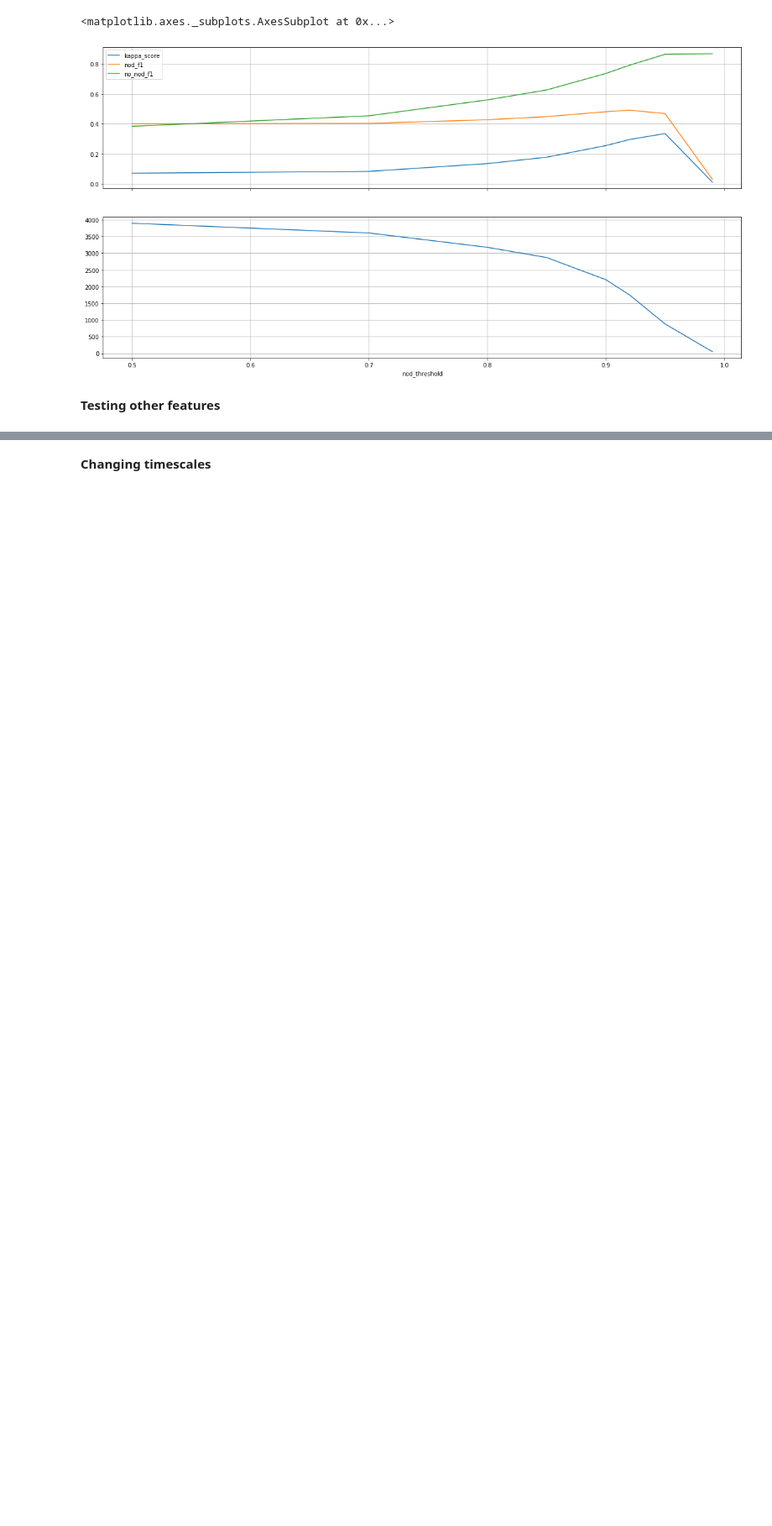
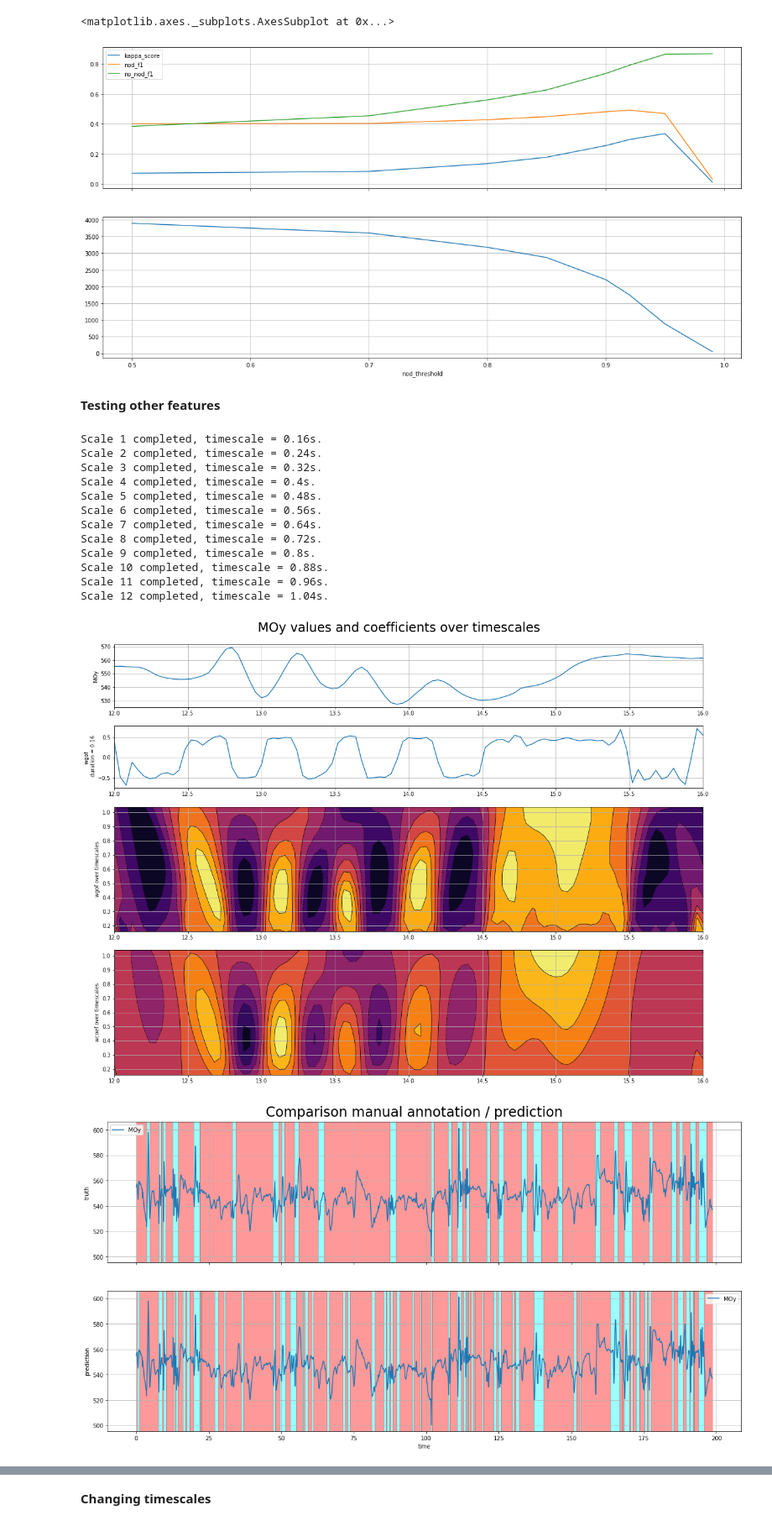
Before and after one commit to ejmaes/HMAD_prediction, a Jupyter notebook: prediction.ipynb, the cells around one changed output, grey strips where cells are left out. Shown at 84% size. Drawn from its saved outputs; the diff is of its cells as text; code cells hidden in the pictures; blank space fills up the shorter version.

```diff
--- a/prediction.ipynb
+++ b/prediction.ipynb
@@ -286,6 +286,7 @@ def compare_prediction(data:pd.DataFrame):
         for _, x in df.iterrows():
             color = 'cyan' if x[label] == 'nod' else 'red'
             ax[i].axvspan(x.tmin, x.tmax, color = color, alpha=0.4)
+        ax[i].set_ylabel(('truth' if label == 'value' else label))
 
     return (fig, ax)
 # %%
@@ -324,7 +325,7 @@ def execute_steps(data:pd.DataFrame, column:str, nods:pd.DataFrame,
     report['confusion_matrix'] = {
         'cm': cm,
         'nods': cm['nod'].sum(),
-        'no_nods': cm['no_nod'].sum()
+    execute_steps cm['no_nod'].sum()
     }
     return report, results
 # %% [markdown]
@@ -384,3 +385,20 @@ storage.set_index('nod_threshold')['nod_frames_predicted'].plot(ax=ax[1])
 **Testing other features**
 # %%
 columns = ['pitch','MOy']
+# %%
+_ = execute_steps(pyr, 'MOy', nods, nod_threshold=0.945, use_index=use_index, plot_images=True)
+# %% [output]
+Scale 1 completed, timescale = 0.16s.
+Scale 2 completed, timescale = 0.24s.
+Scale 3 completed, timescale = 0.32s.
+Scale 4 completed, timescale = 0.4s.
+Scale 5 completed, timescale = 0.48s.
+Scale 6 completed, timescale = 0.56s.
+Scale 7 completed, timescale = 0.64s.
+Scale 8 completed, timescale = 0.72s.
+Scale 9 completed, timescale = 0.8s.
+Scale 10 completed, timescale = 0.88s.
+Scale 11 completed, timescale = 0.96s.
+Scale 12 completed, timescale = 1.04s.
+[figure, added]
+[figure, added]
```
Also changed, not shown: parts of 6 cells of this notebook.
